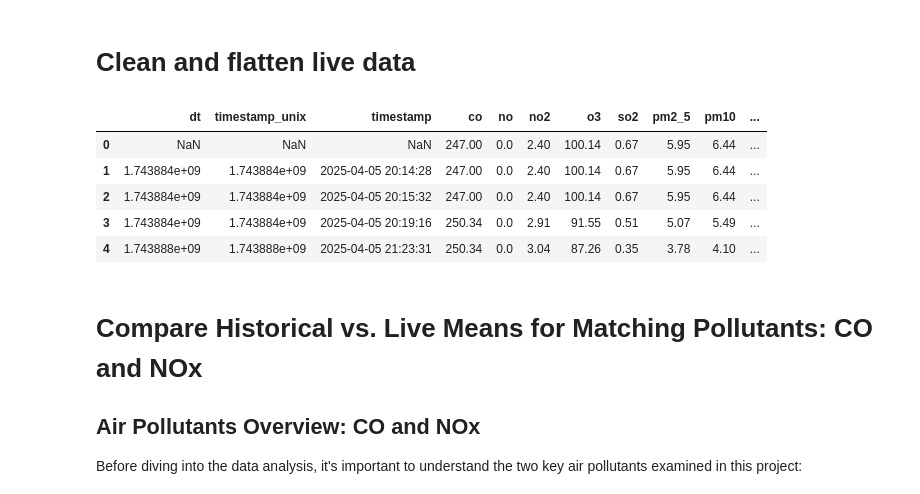
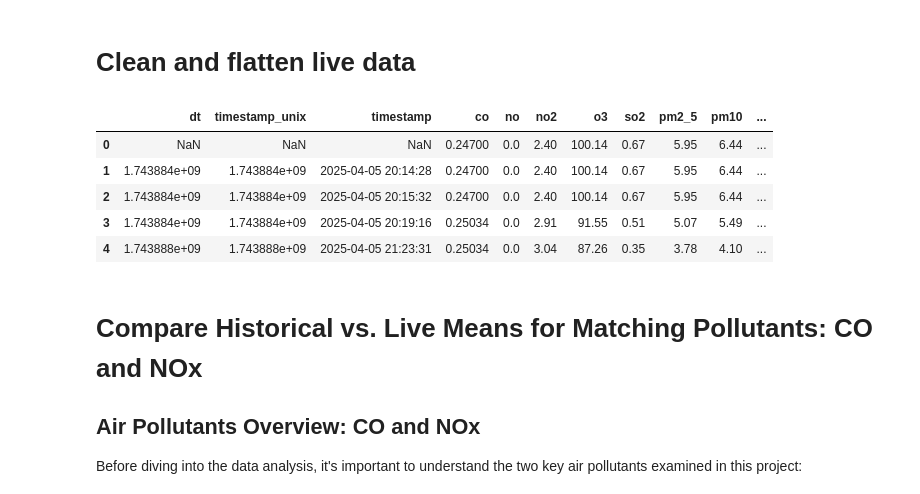
Before and after one commit to TurpalZaka/bdinf-air-quality-project, a Jupyter notebook: notebooks/Air_Quality_Analysis.ipynb, the cells around one changed output. Cells and saved outputs as stored; diff of their text form; code cells hidden in the pictures.

```diff
--- a/notebooks/Air_Quality_Analysis.ipynb
+++ b/notebooks/Air_Quality_Analysis.ipynb
@@ -216,36 +199,40 @@ print("✅ Live data inserted into MongoDB")
 # %%
 from pymongo import MongoClient
 import pandas as pd
 
 # Connect to MongoDB
 client = MongoClient("mongodb+srv://air_user:airuserpassword@airqualitycluster.uzyb6qb.mongodb.net/?retryWrites=true&w=majority&appName=AirQualityCluster")
 db = client['air_quality_db']
 live_collection = db['live_data']
 
 # Load data into a DataFrame
 df_live = pd.DataFrame(list(live_collection.find()))
 
 # Drop rows with missing essential values
 df_live_cleaned = df_live.dropna(subset=["components", "timestamp"])
 
 # Flatten the 'components' dictionary column into separate columns
 components_df = pd.json_normalize(df_live_cleaned["components"])
 
 # Combine with original DataFrame
 df_live_cleaned = pd.concat([df_live_cleaned, components_df], axis=1)
 
 # Drop unnecessary columns
 df_live_cleaned.drop(columns=["_id", "coord", "list", "main", "components"], inplace=True)
 
+# Convert CO from µg/m³ to mg/m³
+df_live_cleaned['co'] = df_live_cleaned['co'] / 1000
+
+
 # Show cleaned data
 df_live_cleaned.head()
 # %% [output]
 |  | dt | timestamp_unix | timestamp | co | no | no2 | o3 | so2 | pm2_5 | pm10 | ... |
-| 0 | NaN | NaN | NaN | 247.00 | 0.0 | 2.40 | 100.14 | 0.67 | 5.95 | 6.44 | ... |
-| 1 | 1.743884e+09 | 1.743884e+09 | 2025-04-05 20:14:28 | 247.00 | 0.0 | 2.40 | 100.14 | 0.67 | 5.95 | 6.44 | ... |
-| 2 | 1.743884e+09 | 1.743884e+09 | 2025-04-05 20:15:32 | 247.00 | 0.0 | 2.40 | 100.14 | 0.67 | 5.95 | 6.44 | ... |
-| 3 | 1.743884e+09 | 1.743884e+09 | 2025-04-05 20:19:16 | 250.34 | 0.0 | 2.91 | 91.55 | 0.51 | 5.07 | 5.49 | ... |
-| 4 | 1.743888e+09 | 1.743888e+09 | 2025-04-05 21:23:31 | 250.34 | 0.0 | 3.04 | 87.26 | 0.35 | 3.78 | 4.10 | ... |
+| 0 | NaN | NaN | NaN | 0.24700 | 0.0 | 2.40 | 100.14 | 0.67 | 5.95 | 6.44 | ... |
+| 1 | 1.743884e+09 | 1.743884e+09 | 2025-04-05 20:14:28 | 0.24700 | 0.0 | 2.40 | 100.14 | 0.67 | 5.95 | 6.44 | ... |
+| 2 | 1.743884e+09 | 1.743884e+09 | 2025-04-05 20:15:32 | 0.24700 | 0.0 | 2.40 | 100.14 | 0.67 | 5.95 | 6.44 | ... |
+| 3 | 1.743884e+09 | 1.743884e+09 | 2025-04-05 20:19:16 | 0.25034 | 0.0 | 2.91 | 91.55 | 0.51 | 5.07 | 5.49 | ... |
+| 4 | 1.743888e+09 | 1.743888e+09 | 2025-04-05 21:23:31 | 0.25034 | 0.0 | 3.04 | 87.26 | 0.35 | 3.78 | 4.10 | ... |
 # %%
 historical_collection = db['historical_data']
 df_hist = pd.DataFrame(list(historical_collection.find()))
```
Also changed, not shown: parts of 9 cells of this notebook, 1 other file.
